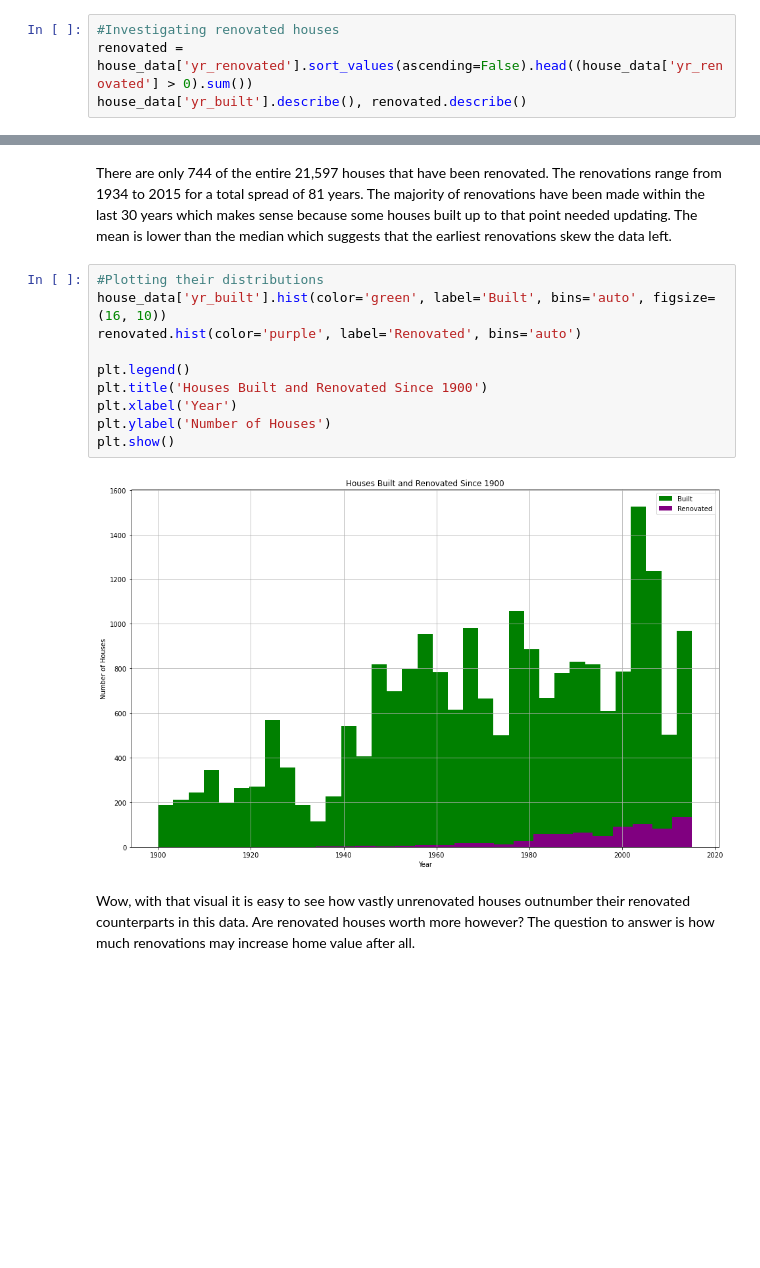
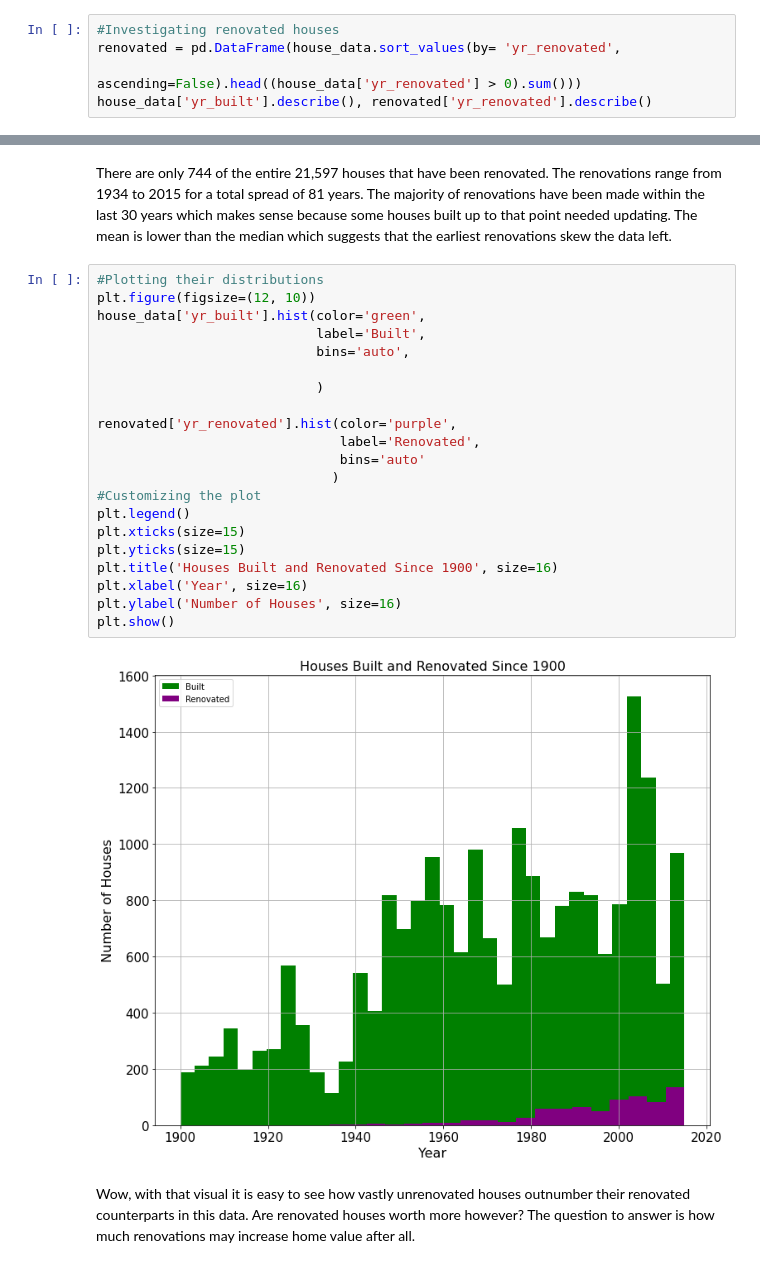
Before and after one commit to NickoGreeno/dsc-phase-2-project-v2-3, a Jupyter notebook: student.ipynb, the cells around one changed output, grey strips where cells are left out. Saved outputs shown, nothing was run; the diff lists cells and outputs as text; blank space fills up the shorter version.

```diff
--- a/student.ipynb
+++ b/student.ipynb
@@ -211,8 +211,9 @@ It looks like the earliest home was built in 1900, meaning the houses range from
 The years renovated seems fishy. Houses could not be renovated if they were not built, yet more than 75% of the data says they were renovated in year 0. Perhaps 0 is meant to show that there were not any renovations made, meaning the majority of houses built are the same they have ever been. Further investigation will be needed to better understand the spread of houses that have been renovated.
 # %%
 #Investigating renovated houses
-renovated = house_data['yr_renovated'].sort_values(ascending=False).head((house_data['yr_renovated'] > 0).sum())
-house_data['yr_built'].describe(), renovated.describe()
+renovated = pd.DataFrame(house_data.sort_values(by= 'yr_renovated',
+                                                ascending=False).head((house_data['yr_renovated'] > 0).sum()))
+house_data['yr_built'].describe(), renovated['yr_renovated'].describe()
 # %% [output]
 (count    21597.000000
  mean      1970.999676
@@ -236,16 +237,27 @@ house_data['yr_built'].describe(), renovated.describe()
 There are only 744 of the entire 21,597 houses that have been renovated. The renovations range from 1934 to 2015 for a total spread of 81 years. The majority of renovations have been made within the last 30 years which makes sense because some houses built up to that point needed updating. The mean is lower than the median which suggests that the earliest renovations skew the data left.
 # %%
 #Plotting their distributions
-house_data['yr_built'].hist(color='green', label='Built', bins='auto', figsize=(16, 10))
-renovated.hist(color='purple', label='Renovated', bins='auto')
+plt.figure(figsize=(12, 10))
+house_data['yr_built'].hist(color='green',
+                            label='Built',
+                            bins='auto',
 
+                            )
+
+renovated['yr_renovated'].hist(color='purple',
+                               label='Renovated',
+                               bins='auto'
+                              )
+#Customizing the plot
 plt.legend()
-plt.title('Houses Built and Renovated Since 1900')
-plt.xlabel('Year')
-plt.ylabel('Number of Houses')
+plt.xticks(size=15)
+plt.yticks(size=15)
+plt.title('Houses Built and Renovated Since 1900', size=16)
+plt.xlabel('Year', size=16)
+plt.ylabel('Number of Houses', size=16)
 plt.show()
 # %% [output]
-[figure, old version]
+[figure, new version]
 # %% [markdown]
 Wow, with that visual it is easy to see how vastly unrenovated houses outnumber their renovated counterparts in this data.
 Are renovated houses worth more however? The question to answer is how much renovations may increase home value after all.
```
Also changed, not shown: parts of 28 cells of this notebook, 2 other files.
